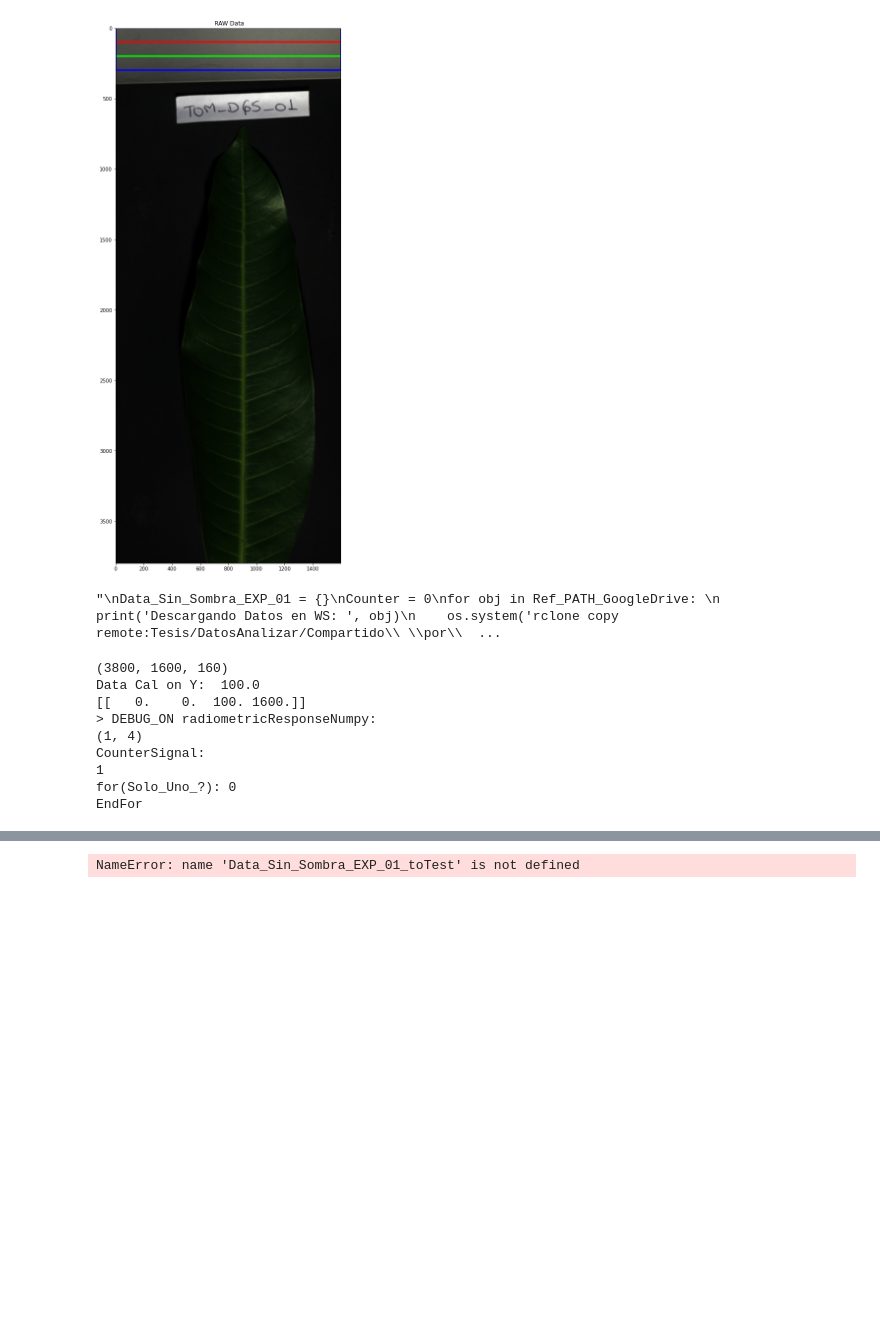
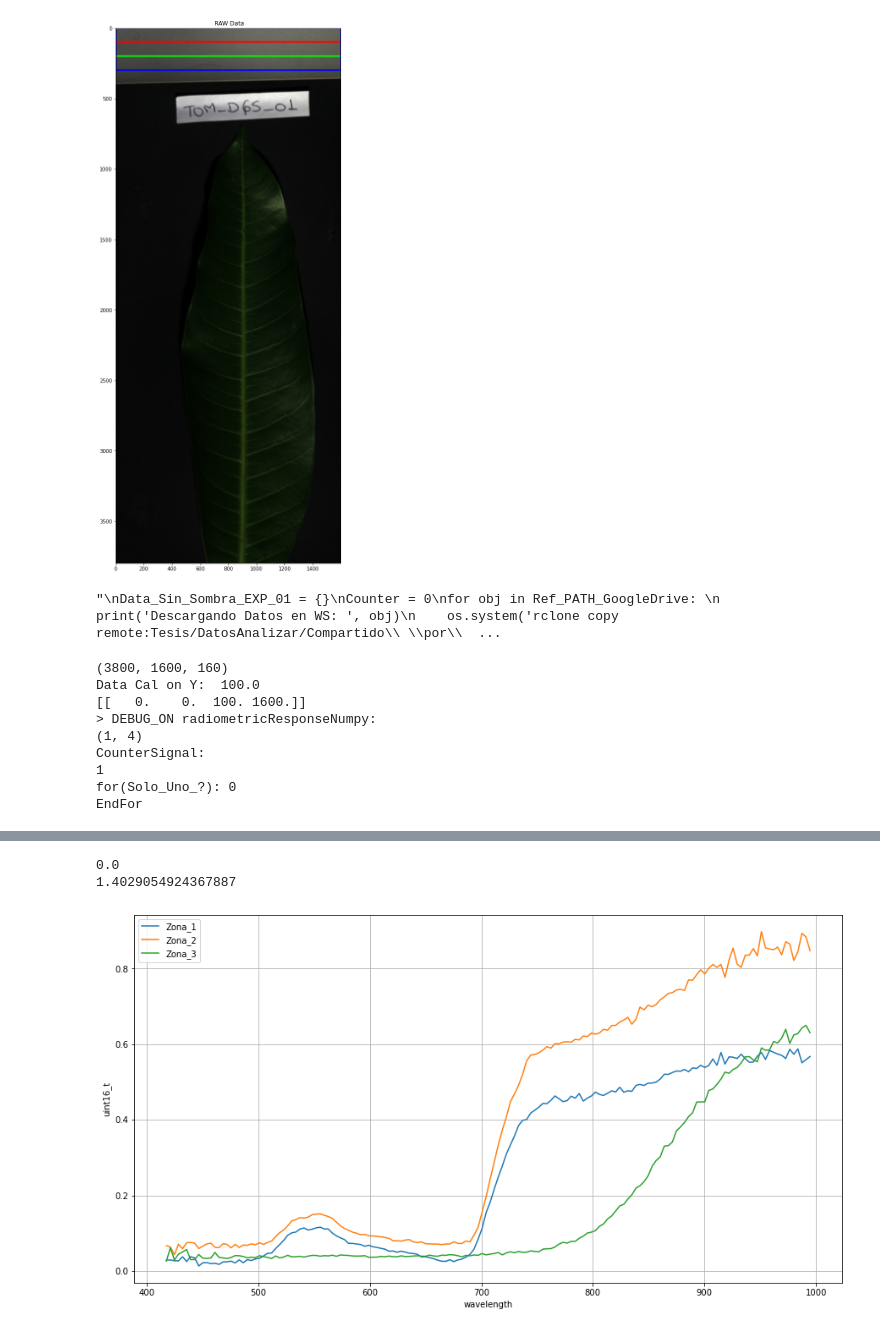
Before and after one commit to JuanDValenciano/HyperspectralTools_Multi, a Jupyter notebook: Python/JupyterNotebook/Untitled.ipynb, the cells around one changed output, grey strips where cells are left out. Drawn from its saved outputs; the diff is of its cells as text; code cells hidden in the pictures; blank space fills up the shorter version.

```diff
--- a/Python/JupyterNotebook/Untitled.ipynb
+++ b/Python/JupyterNotebook/Untitled.ipynb
@@ -324,7 +332,7 @@ def radiometricResponseNumpy( ArrayPoint, DataRef, BlackRef, SpectralRef, Integr
 
     for row in range(N_ROWS):
         for col in range(N_COLS):
-            dataTestCalibrada[row,col,:] = np.clip( (DataRef[row,col,:] - BlackRef[0,0,:])/(NewRadianceCamera[0,0,:]*IntegrationTime), a_min=0, a_max=None)
+            dataTestCalibrada[row,col,:] = np.clip(  np.clip((DataRef[row,col,:]).astype(float) - (BlackRef[0,0,:]).astype(float), a_min=0, a_max=None)   /(NewRadianceCamera[0,0,:]*IntegrationTime), a_min=0, a_max=None)
 
     #dataTestCalibrada = dataTestCalibrada.clip(min=0)
     #print(WhitedataTest.shape)
@@ -524,7 +598,7 @@ Lenght Sample_1: 6
 ####################################################################################################################
 # %%
 ################################################################
-img_selection = 1
+img_selection = 0
 DataRAW       = diseased_group_sample_1[img_selection]
 ################################################################
 # %%
@@ -662,7 +736,7 @@ for obj in Ref_PATH_GoogleDrive:
 
 print(DataRAW.shape)
 
-Data_Sin_Sombra_EXP_01_toTest = []
+Data_Sin_Sombra_EXP_01_toTest = {}
 
 ArrayCalPoint = np.zeros(( int(1),4))
 ArrayCalPoint[0, 0] = 0
@@ -675,16 +749,9 @@ Counter = 1
 for i in range(Counter):
     print('Data Cal on Y: ', str(ArrayCalPoint[0,2]))
     print(ArrayCalPoint)
-    #Data_Sin_Sombra_EXP_01_toTest[i] = radiometricResponseNumpy( ArrayCalPoint, DataRAW[:,:,:], BLACK_REF_IMG[:,:,:], SpectralReference, IntegrationTime, 1)
     Data_Sin_Sombra_EXP_01_toTest[i] = radiometricResponseNumpy( ArrayCalPoint, DataRAW[:,:,:], BLACK_REF_IMG[:,:,:], SpectralReference, IntegrationTime, 1)
+    #Data_Sin_Sombra_EXP_01_toTest.append= (radiometricResponseNumpy( ArrayCalPoint, DataRAW[:,:,:], BLACK_REF_IMG[:,:,:], SpectralReference, IntegrationTime, 1))
     ArrayCalPoint[0, 2] = 100 + ArrayCalPoint[0, 2]
-
-
-
-
-
-
-                    diseased_group_sample_1.append(envi.open(relative_PATH + '.hdr', relative_PATH + '.hyspex'))
 # %% [output]
 (3800, 1600, 160)
 Data Cal on Y:  100.0
@@ -705,32 +770,34 @@ print(np.min(Data_Sin_Sombra_EXP_01_toTest[0]))
 print(np.max(Data_Sin_Sombra_EXP_01_toTest[0]))
 
 
 #Plot espectral.
 
-Pixel_Y_Point1 = 2000
+Pixel_Y_Point1 = 3599
 Pixel_X_Point1 = 831
 
 Pixel_Y_Point2 = 2680
 Pixel_X_Point2 = 1122
 
 Pixel_Y_Point3 = 1562
 Pixel_X_Point3 = 308
 
 #For use Plot Fuction!
 
 WN_BANDS = (DataRAW.bands.centers)
 
 
 plt.figure(figsize=(15,8))
 
 plt.plot( WN_BANDS, Data_Sin_Sombra_EXP_01_toTest[0][ Pixel_Y_Point1, Pixel_X_Point1, :], label='Zona_1')
 plt.plot( WN_BANDS, Data_Sin_Sombra_EXP_01_toTest[0][ Pixel_Y_Point2, Pixel_X_Point2, :], label='Zona_2')
 plt.plot( WN_BANDS, Data_Sin_Sombra_EXP_01_toTest[0][ Pixel_Y_Point3, Pixel_X_Point3, :], label='Zona_3')
 
 plt.grid()
 plt.xlabel('wavelength')
 plt.ylabel('uint16_t')
 plt.legend()
 plt.show()
 # %% [output]
-NameError: name 'Data_Sin_Sombra_EXP_01_toTest' is not defined
+0.0
+1.4029054924367887
+[figure, added]
```
Also changed, not shown: parts of 3 cells of this notebook.
